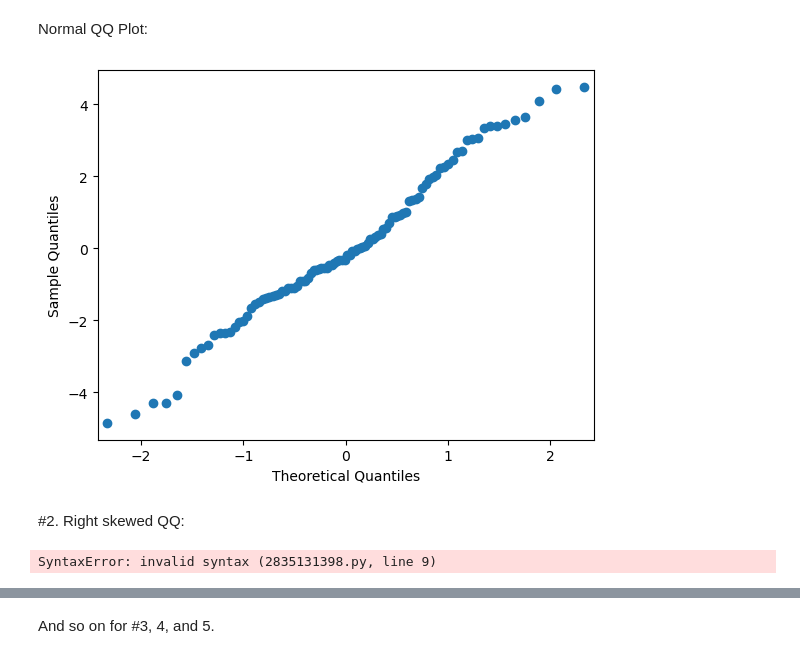
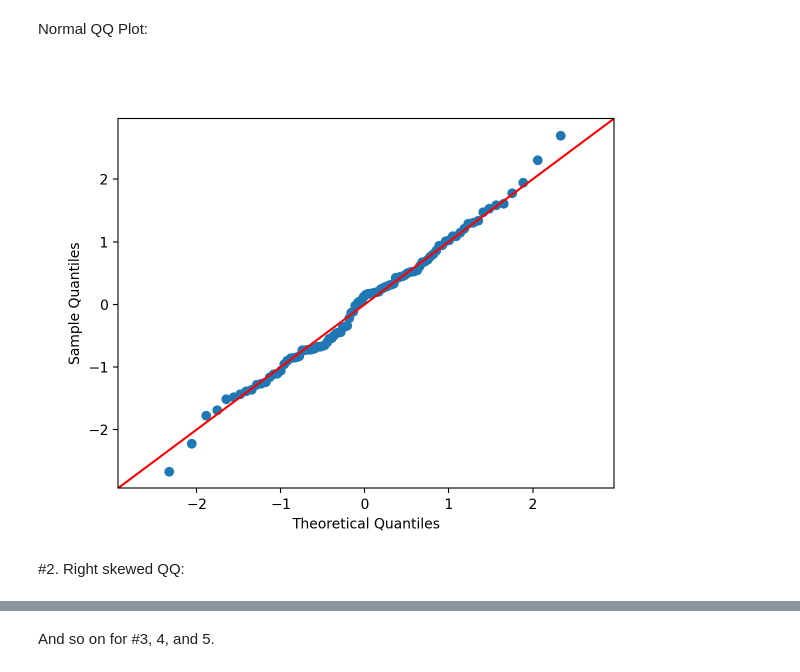
Before and after one commit to codycarroll/regression_f24, a Jupyter notebook: Code/SLR_in_python.ipynb, the cells around one changed output, grey strips where cells are left out. Drawn from its saved outputs; the diff is of its cells as text; code cells hidden in the pictures.

```diff
--- a/Code/SLR_in_python.ipynb
+++ b/Code/SLR_in_python.ipynb
@@ -677,33 +680,33 @@ Normal QQ Plot:
 # %%
 def generate_data_N(sigma):
     X = np.linspace(start=1, stop=10, num=100).reshape(-1, 1) #array w/ 1 column, the -1 means 'infer the # of rows'
 
     # Define parameters
     beta0 = 4
     beta1 = 3
 
     # Generate epsilon as a 1D array of N(0, sigma^2) RVs
     epsilon = sigma * np.random.randn(100)
 
     # Generate y using SLR model
     y = beta0 + beta1 * X.flatten() + epsilon
 
     df = pd.DataFrame({
         'x': X.flatten(),
         'y': y
     })
 
     return df
 
 df = generate_data_N(sigma = 2)
 model = smf.ols('y ~ x', df).fit()
-sm.qqplot(model.resid); #the semicolon here prevents a second duplicate plot from appearing for some reason... lol
+sm.qqplot(model.resid / np.std(model.resid), line = '45')
 # %% [output]
-[figure, old version]
+[figure, new version]
 # %% [markdown]
 #2. Right skewed QQ:
 # %%
-def generate_data_rightskew(sigma):
+def generate_data_rightskew():
     X = np.linspace(start=1, stop=10, num=100).reshape(-1, 1) #array w/ 1 column, the -1 means 'infer the # of rows'
 
     # Define parameters
@@ -711,7 +714,7 @@ def generate_data_rightskew(sigma):
     beta1 = 3
 
     # Generate epsilon as a 1D array ???? RVs
-    epsilon =  #COMPLETE THIS LINE BY GENERATING ERRORS FROM A NON-NORMAL DIST... one with a right skew!
+    epsilon =  stats.chi2.rvs(df = 1, size=100) - 1
 
     # Generate y using SLR model
     y = beta0 + beta1 * X.flatten() + epsilon
@@ -723,8 +726,5 @@ def generate_data_rightskew(sigma):
 
     return df
 
-df = generate_data_N(sigma = 2)
+df = generate_data_rightskew()
 model = smf.ols('y ~ x', df).fit()
-sm.qqplot(model.resid); #the semicolon here prevents a second duplicate plot from appearing for some reason... lol
-# %% [output]
-SyntaxError: invalid syntax (2835131398.py, line 9)
```
Also changed, not shown: parts of 14 cells of this notebook, 4 other files.
